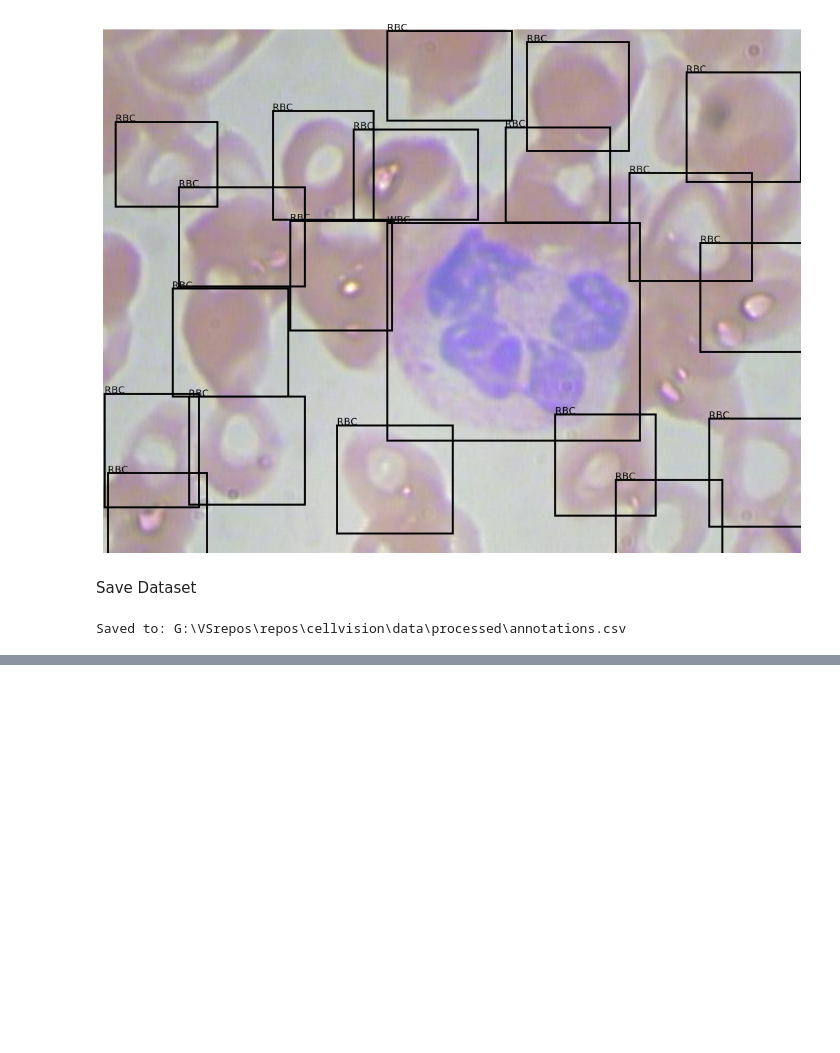
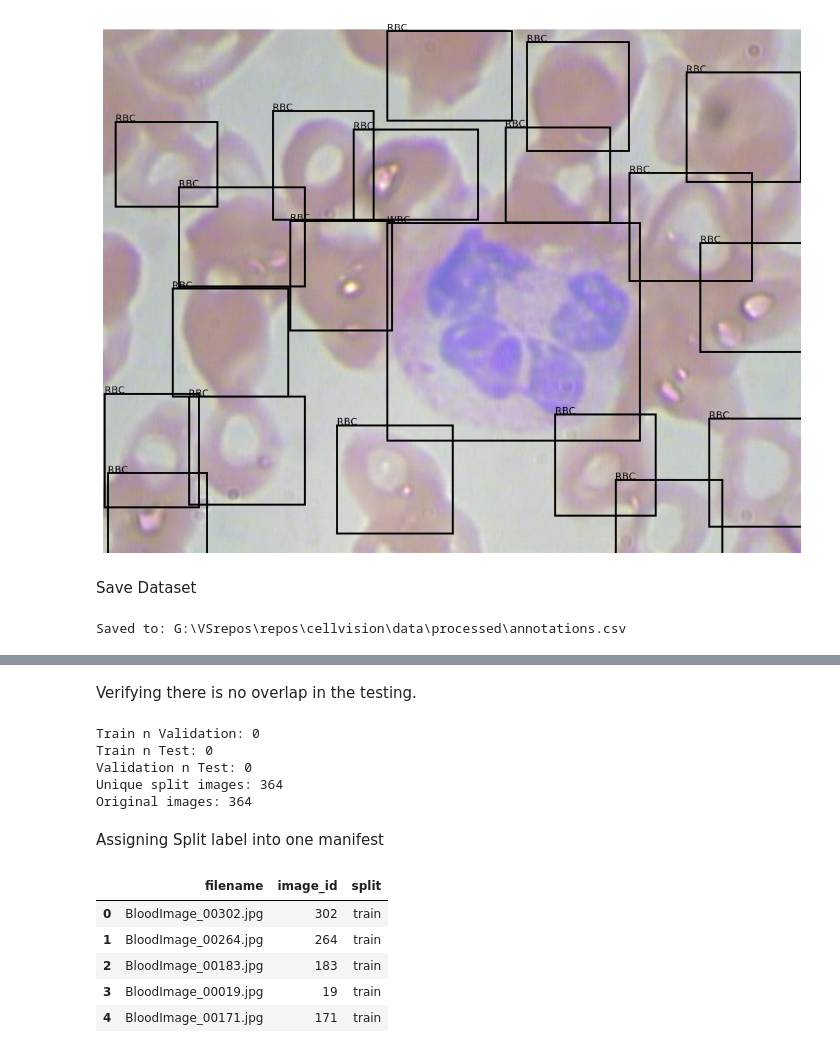
Before and after one commit to cfdelv100/cellvision, a Jupyter notebook: notebooks/01_dataset_exploration.ipynb, the cells around one changed output, grey strips where cells are left out. Drawn from its saved outputs; the diff is of its cells as text; code cells hidden in the pictures; blank space fills up the shorter version.

```diff
--- a/notebooks/01_dataset_exploration.ipynb
+++ b/notebooks/01_dataset_exploration.ipynb
@@ -476,0 +588,57 @@ Saved to: G:\VSrepos\repos\cellvision\data\processed\annotations.csv
+# %% [markdown]
+Verifying there is no overlap in the testing.
+# %%
+train_images = set(train_df["filename"])
+val_images = set(val_df["filename"])
+test_images = set(test_df["filename"])
+
+if len(train_images & val_images) == len(train_images & test_images) == len(val_images & test_images) == 0:
+    print("Train n Validation:", len(train_images & val_images))
+    print("Train n Test:", len(train_images & test_images))
+    print("Validation n Test:", len(val_images & test_images))
+else:
+    print(f"Error in the splitting.")
+
+
+combined = (
+    train_images |
+    val_images |
+    test_images
+)
+
+print("Unique split images:", len(combined))
+print("Original images:", len(image_df))
+# %% [output]
+Train n Validation: 0
+Train n Test: 0
+Validation n Test: 0
+Unique split images: 364
+Original images: 364
+# %% [markdown]
+Assigning Split label into one manifest
+# %%
+train_df = train_df.copy()
+val_df = val_df.copy()
+test_df = test_df.copy()
+
+train_df["split"] = "train"
+val_df["split"] = "val"
+test_df["split"] = "test"
+
+split_df = pd.concat(
+    [
+        train_df,
+        val_df,
+        test_df
+    ],
+    ignore_index=True
+)
+
+split_df.head()
+# %% [output]
+|  | filename | image_id | split |
+| 0 | BloodImage_00302.jpg | 302 | train |
+| 1 | BloodImage_00264.jpg | 264 | train |
+| 2 | BloodImage_00183.jpg | 183 | train |
+| 3 | BloodImage_00019.jpg | 19 | train |
+| 4 | BloodImage_00171.jpg | 171 | train |
```
Also changed, not shown: parts of 18 cells of this notebook, 2 other files.
